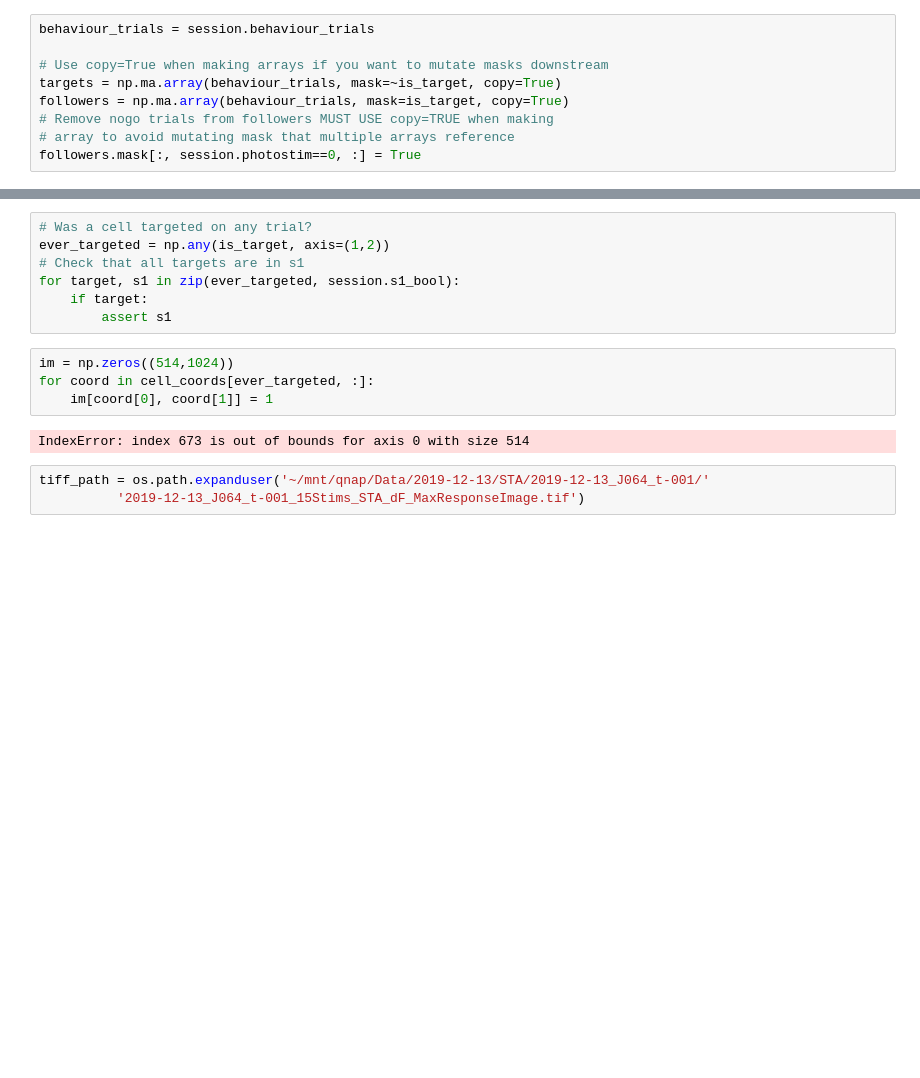
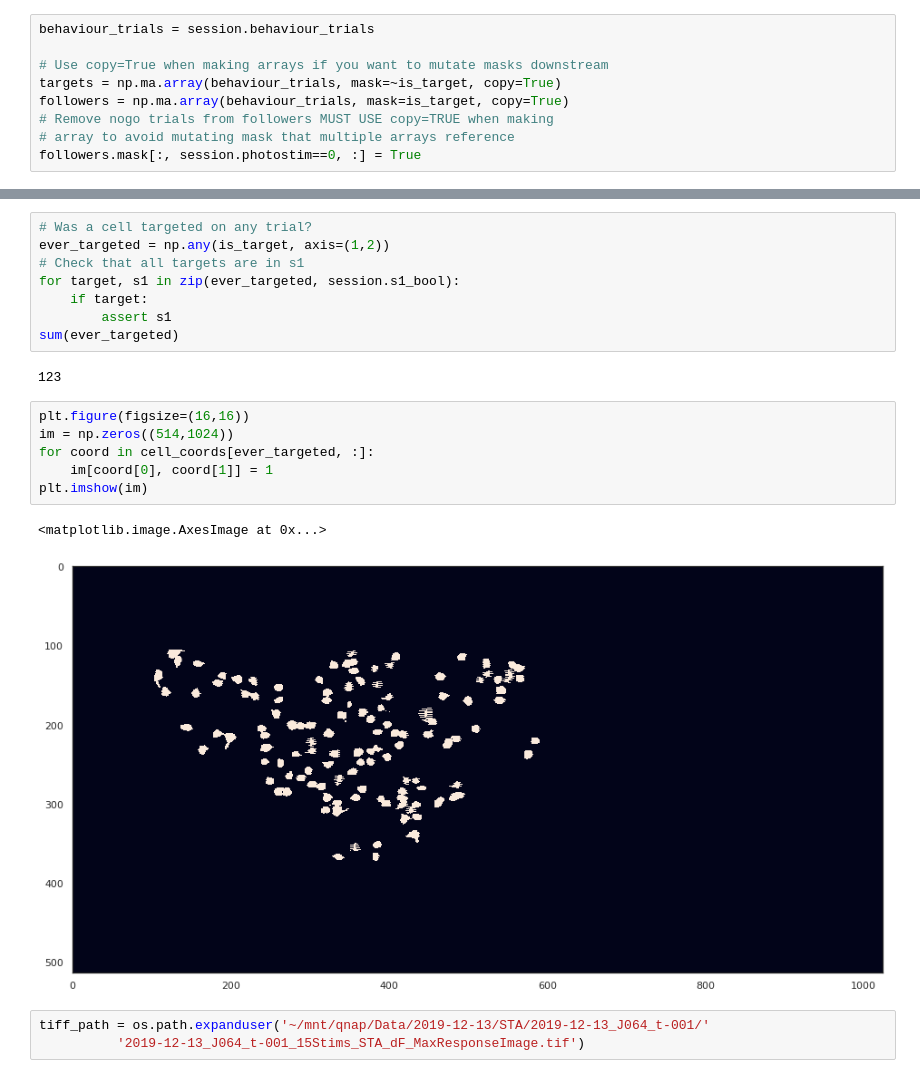
Before and after one commit to Packer-Lab/Vape, a Jupyter notebook: jupyter/get_targets_dev.ipynb, the cells around one changed output, grey strips where cells are left out. Drawn from its saved outputs; the diff is of its cells as text; blank space fills up the shorter version.

```diff
--- a/jupyter/get_targets_dev.ipynb
+++ b/jupyter/get_targets_dev.ipynb
@@ -317,12 +313,18 @@ ever_targeted = np.any(is_target, axis=(1,2))
 for target, s1 in zip(ever_targeted, session.s1_bool):
     if target:
         assert s1
+sum(ever_targeted)
+# %% [output]
+123
 # %%
+plt.figure(figsize=(16,16))
 im = np.zeros((514,1024))
 for coord in cell_coords[ever_targeted, :]:
     im[coord[0], coord[1]] = 1
+plt.imshow(im)
 # %% [output]
-IndexError: index 673 is out of bounds for axis 0 with size 514
+<matplotlib.image.AxesImage at 0x...>
+[figure, added]
 # %%
 tiff_path = os.path.expanduser('~/mnt/qnap/Data/2019-12-13/STA/2019-12-13_J064_t-001/'
           '2019-12-13_J064_t-001_15Stims_STA_dF_MaxResponseImage.tif')
```
Also changed, not shown: parts of 16 cells of this notebook, 2 other files.
